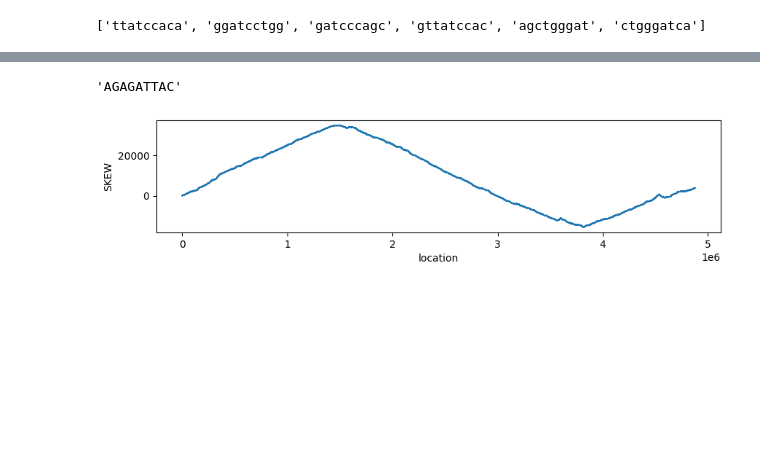
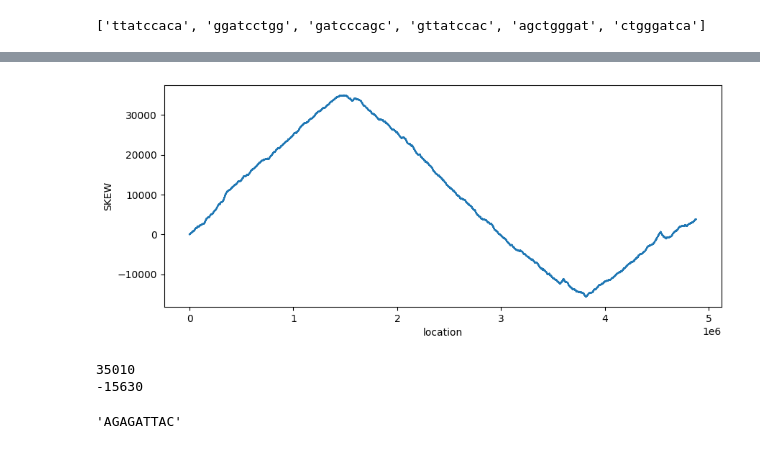
Before and after one commit to ppsygit/BI_algorithm, a Jupyter notebook: algorithm_1.ipynb, the cells around one changed output, grey strips where cells are left out. Cells and saved outputs as stored; diff of their text form; code cells hidden in the pictures; blank space fills up the shorter version.

```diff
--- a/algorithm_1.ipynb
+++ b/algorithm_1.ipynb
@@ -510 +601,25 @@ df.loc[df['cnt']==4]
+# %%
+SKEW_list = list()
+SKEW_list.append(0)
+for SKEW in getSKEW(Salmonela_entarica_genome):
+    SKEW_list.append(SKEW)
+
+import matplotlib.pyplot as plt
+import seaborn as sns
+
+SKEW_list[0]=0
+
+plt.figure(figsize=(10,4))
+plt.xlabel('location')
+plt.ylabel('SKEW')
+sns.lineplot(data=SKEW_list)
+plt.show()
+# %% [output]
+[figure, added]
+# %%
+print(max(SKEW_list))
+print(min(SKEW_list))
+# %% [output]
+35010
+-15630
 # %%
@@ -512,23 +627,6 @@ Salmonela_entarica_genome = ''.join(open('DATA/Salmonela_entarica_genome.txt').r
 Salmonela_entarica_genome[:9]
 # %% [output]
 'AGAGATTAC'
-# %%
-SKEW_dict = dict()
-for i, SKEW in enumerate(getSKEW(Salmonela_entarica_genome)):
-    SKEW_dict[i+1] = SKEW
-
-import matplotlib.pyplot as plt
-import seaborn as sns
-
-SKEW_dict[0]=0
-
-plt.figure(figsize=(10,2))
-plt.xlabel('location')
-plt.ylabel('SKEW')
-sns.lineplot(data=SKEW_dict)
-plt.show()
-# %% [output]
-[figure, removed]
 # %%
 Salmonela_entarica_ori = Salmonela_entarica_genome[minSKEW(Salmonela_entarica_genome)+1:minSKEW(Salmonela_entarica_genome)+501]
 Salmonela_entarica_ori
```
Also changed, not shown: parts of 15 cells of this notebook.
